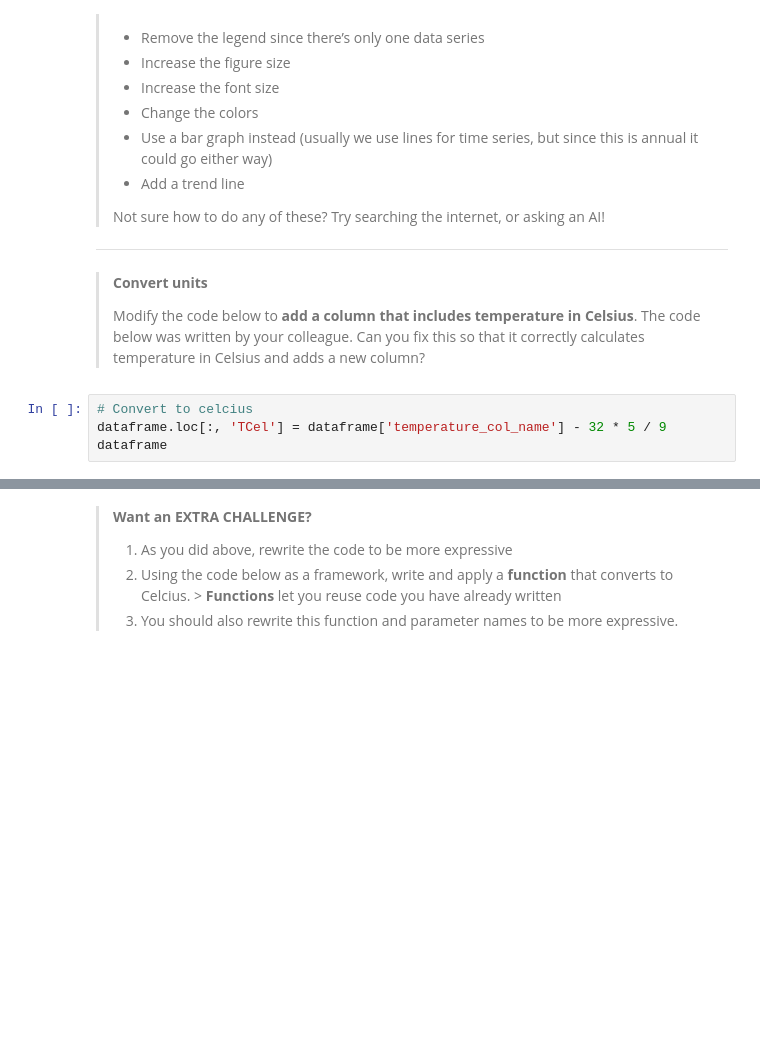
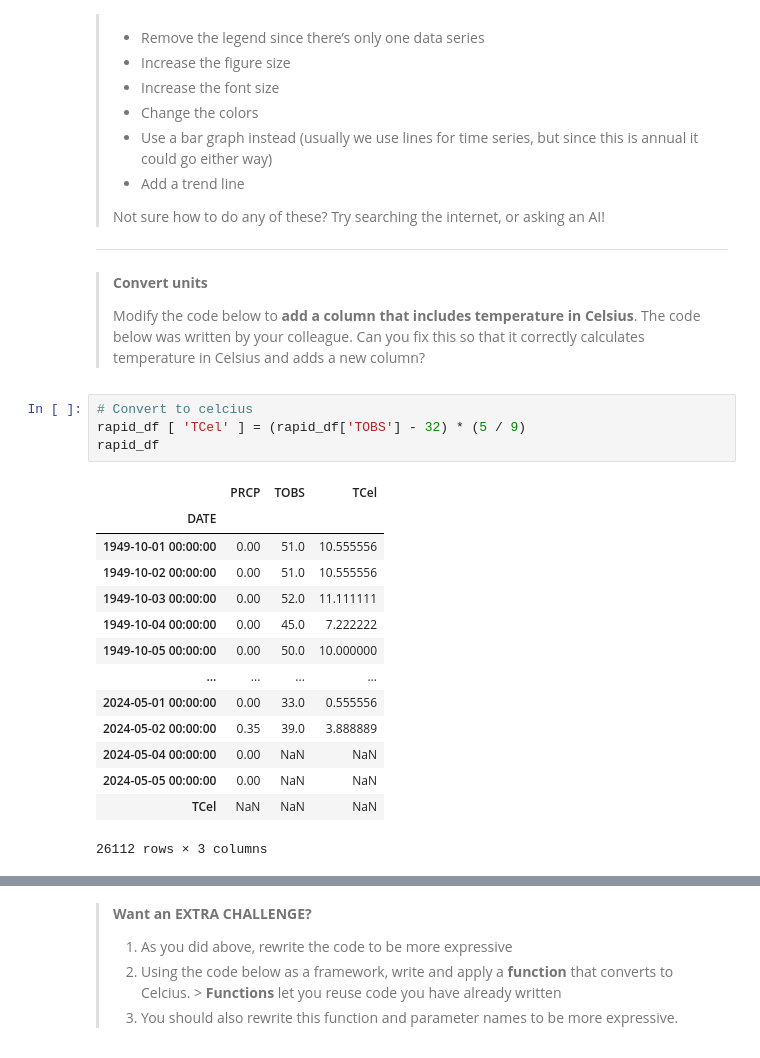
Before and after one commit to cu-esiil-edu/stars-01-get-started-evaweddell, a Jupyter notebook: get_started_with_open_reproducible_science.ipynb, the cells around one changed output, grey strips where cells are left out. Cells and saved outputs as stored; diff of their text form; blank space fills up the shorter version.

```diff
--- a/get_started_with_open_reproducible_science.ipynb
+++ b/get_started_with_open_reproducible_science.ipynb
@@ -461,8 +490,23 @@ rapid_df.plot(
 > new column?
 # %%
 # Convert to celcius
-dataframe.loc[:, 'TCel'] = dataframe['temperature_col_name'] - 32 * 5 / 9
-dataframe
+rapid_df [ 'TCel' ] = (rapid_df['TOBS'] - 32) * (5 / 9)
+rapid_df
+# %% [output]
+|  | PRCP | TOBS | TCel |
+| DATE |  |  |  |
+| 1949-10-01 00:00:00 | 0.00 | 51.0 | 10.555556 |
+| 1949-10-02 00:00:00 | 0.00 | 51.0 | 10.555556 |
+| 1949-10-03 00:00:00 | 0.00 | 52.0 | 11.111111 |
+| 1949-10-04 00:00:00 | 0.00 | 45.0 | 7.222222 |
+| 1949-10-05 00:00:00 | 0.00 | 50.0 | 10.000000 |
+| ... | ... | ... | ... |
+| 2024-05-01 00:00:00 | 0.00 | 33.0 | 0.555556 |
+| 2024-05-02 00:00:00 | 0.35 | 39.0 | 3.888889 |
+| 2024-05-04 00:00:00 | 0.00 | NaN | NaN |
+| 2024-05-05 00:00:00 | 0.00 | NaN | NaN |
+| TCel | NaN | NaN | NaN |
+26112 rows × 3 columns
 # %%
 # DO NOT MODIFY THIS TEST CELL
 tmax_df_resp = _
```
Also changed, not shown: parts of 9 cells of this notebook.
